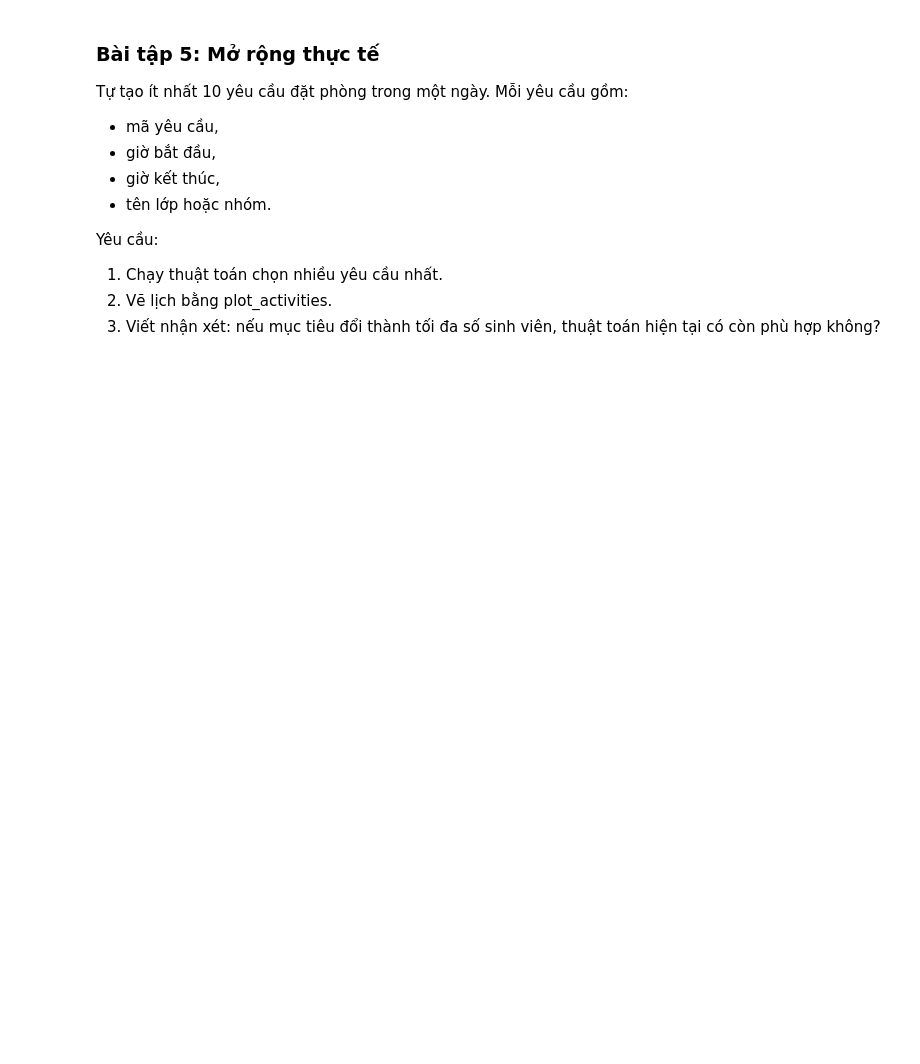
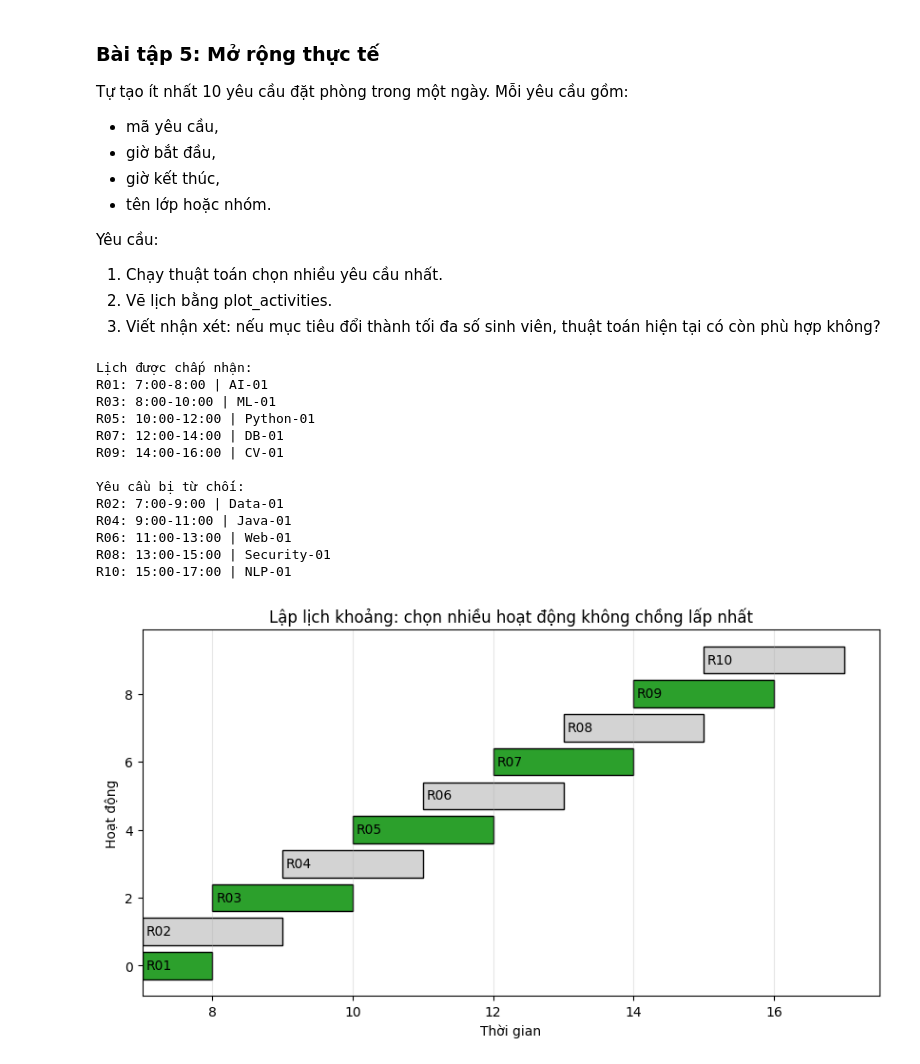
Before and after one commit to hoangnguyen3101/Application-algorithms, a Jupyter notebook: Lab_Thuat_toan_tham_lam.ipynb, the cells around one changed output. Saved outputs shown, nothing was run; the diff lists cells and outputs as text; code cells hidden in the pictures; blank space fills up the shorter version.

```diff
--- a/Lab_Thuat_toan_tham_lam.ipynb
+++ b/Lab_Thuat_toan_tham_lam.ipynb
@@ -480,3 +560,12 @@ def find_counterexample(denominations, max_amount):
 Cho thêm hoạt động a12 = (2, 5) vào bộ dữ liệu CLRS trong bài giảng. Chạy lại thuật toán và cho biết tập hoạt động được chọn.
 # %%
 # TODO: thêm Activity("a12", 2, 5), chạy greedy_activity_selection và in kết quả.
+activities_with_a12 = activities + [Activity("a12", 2, 5)]
+
+selected = greedy_activity_selection(activities_with_a12)
+
+print("Các hoạt động được chọn:")
+for act in selected:
+    print(act)
+
+print("ID được chọn:", [a.id for a in selected])
@@ -520,0 +653,49 @@ Yêu cầu:
+# %%
+# TODO: tạo dữ liệu room_requests mới và chạy lại toàn bộ quy trình ở phần 6.
+my_room_requests = [
+    {"id": "R01", "start": 7, "finish": 8, "group": "AI-01"},
+    {"id": "R02", "start": 7, "finish": 9, "group": "Data-01"},
+    {"id": "R03", "start": 8, "finish": 10, "group": "ML-01"},
+    {"id": "R04", "start": 9, "finish": 11, "group": "Java-01"},
+    {"id": "R05", "start": 10, "finish": 12, "group": "Python-01"},
+    {"id": "R06", "start": 11, "finish": 13, "group": "Web-01"},
+    {"id": "R07", "start": 12, "finish": 14, "group": "DB-01"},
+    {"id": "R08", "start": 13, "finish": 15, "group": "Security-01"},
+    {"id": "R09", "start": 14, "finish": 16, "group": "CV-01"},
+    {"id": "R10", "start": 15, "finish": 17, "group": "NLP-01"},
+]
+
+my_activities = [
+    Activity(r["id"], r["start"], r["finish"])
+    for r in my_room_requests
+]
+
+accepted = greedy_activity_selection(my_activities)
+accepted_ids = {a.id for a in accepted}
+
+print("Lịch được chấp nhận:")
+for act in accepted:
+    group = next(r["group"] for r in my_room_requests if r["id"] == act.id)
+    print(f"{act.id}: {act.start}:00-{act.finish}:00 | {group}")
+
+print("\nYêu cầu bị từ chối:")
+for r in my_room_requests:
+    if r["id"] not in accepted_ids:
+        print(f"{r['id']}: {r['start']}:00-{r['finish']}:00 | {r['group']}")
+
+plot_activities(my_activities, accepted)
+# %% [output]
+Lịch được chấp nhận:
+R01: 7:00-8:00 | AI-01
+R03: 8:00-10:00 | ML-01
+R05: 10:00-12:00 | Python-01
+R07: 12:00-14:00 | DB-01
+R09: 14:00-16:00 | CV-01
+
+Yêu cầu bị từ chối:
+R02: 7:00-9:00 | Data-01
+R04: 9:00-11:00 | Java-01
+R06: 11:00-13:00 | Web-01
+R08: 13:00-15:00 | Security-01
+R10: 15:00-17:00 | NLP-01
+[figure, added]
```
Also changed, not shown: parts of 20 cells of this notebook.
